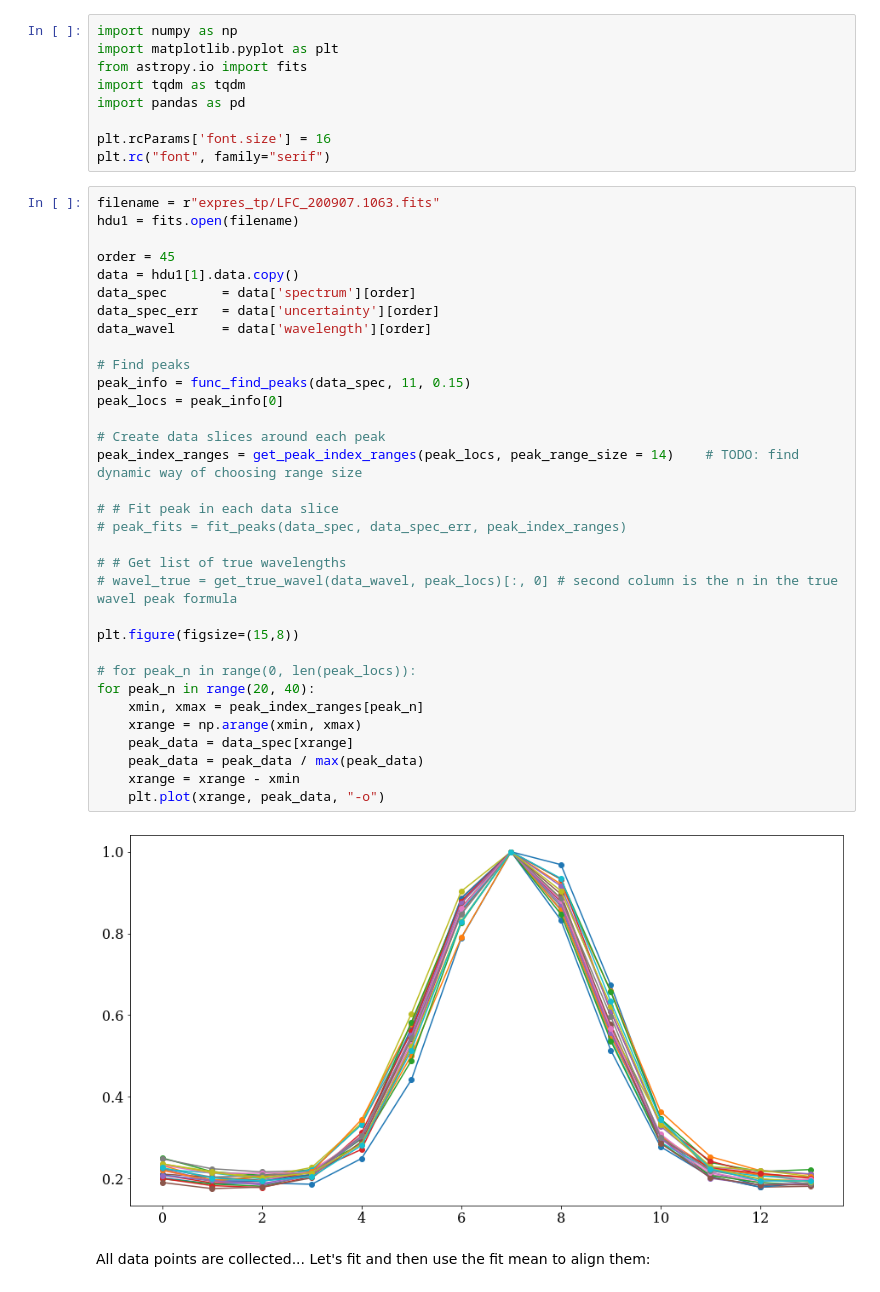
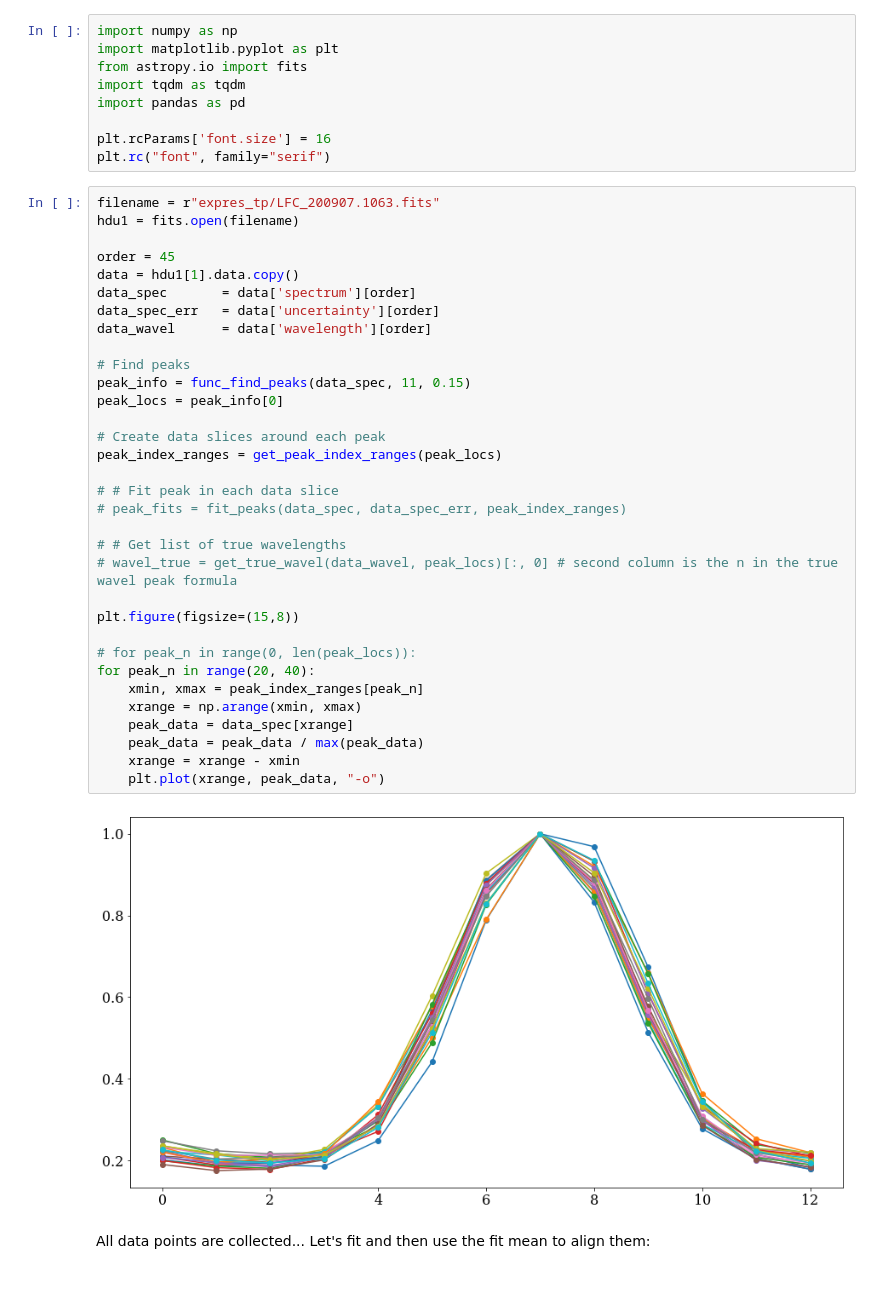
Before and after one commit to Harteg/bachelor-project, a Jupyter notebook: single_peak_explorations.ipynb, the cells around one changed output. Cells and saved outputs as stored; diff of their text form.

```diff
--- a/single_peak_explorations.ipynb
+++ b/single_peak_explorations.ipynb
@@ -20,35 +20,35 @@ hdu1 = fits.open(filename)
 
 order = 45
 data = hdu1[1].data.copy()
 data_spec       = data['spectrum'][order]
 data_spec_err   = data['uncertainty'][order]
 data_wavel      = data['wavelength'][order]
 
 # Find peaks
 peak_info = func_find_peaks(data_spec, 11, 0.15)
 peak_locs = peak_info[0]
 
 # Create data slices around each peak
-peak_index_ranges = get_peak_index_ranges(peak_locs, peak_range_size = 14)    # TODO: find dynamic way of choosing range size
+peak_index_ranges = get_peak_index_ranges(peak_locs)
 
 # # Fit peak in each data slice
 # peak_fits = fit_peaks(data_spec, data_spec_err, peak_index_ranges)
 
 # # Get list of true wavelengths
 # wavel_true = get_true_wavel(data_wavel, peak_locs)[:, 0] # second column is the n in the true wavel peak formula
 
 plt.figure(figsize=(15,8))
 
 # for peak_n in range(0, len(peak_locs)):
 for peak_n in range(20, 40):
     xmin, xmax = peak_index_ranges[peak_n]
     xrange = np.arange(xmin, xmax)
     peak_data = data_spec[xrange]
     peak_data = peak_data / max(peak_data)
     xrange = xrange - xmin
     plt.plot(xrange, peak_data, "-o")
 # %% [output]
-[figure, old version]
+[figure, new version]
 # %% [markdown]
 All data points are collected... Let's fit and then use the fit mean to align them:
 # %%
```
Also changed, not shown: parts of 6 cells of this notebook, 29 other files.
